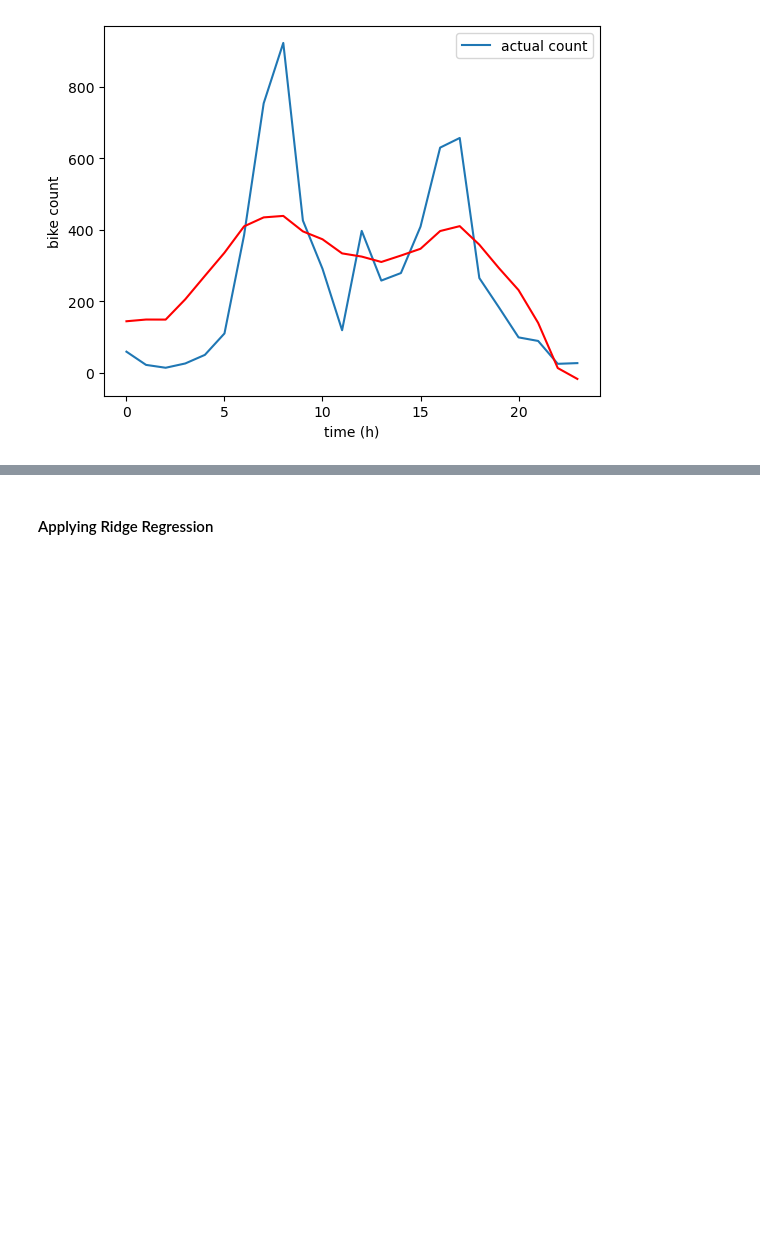
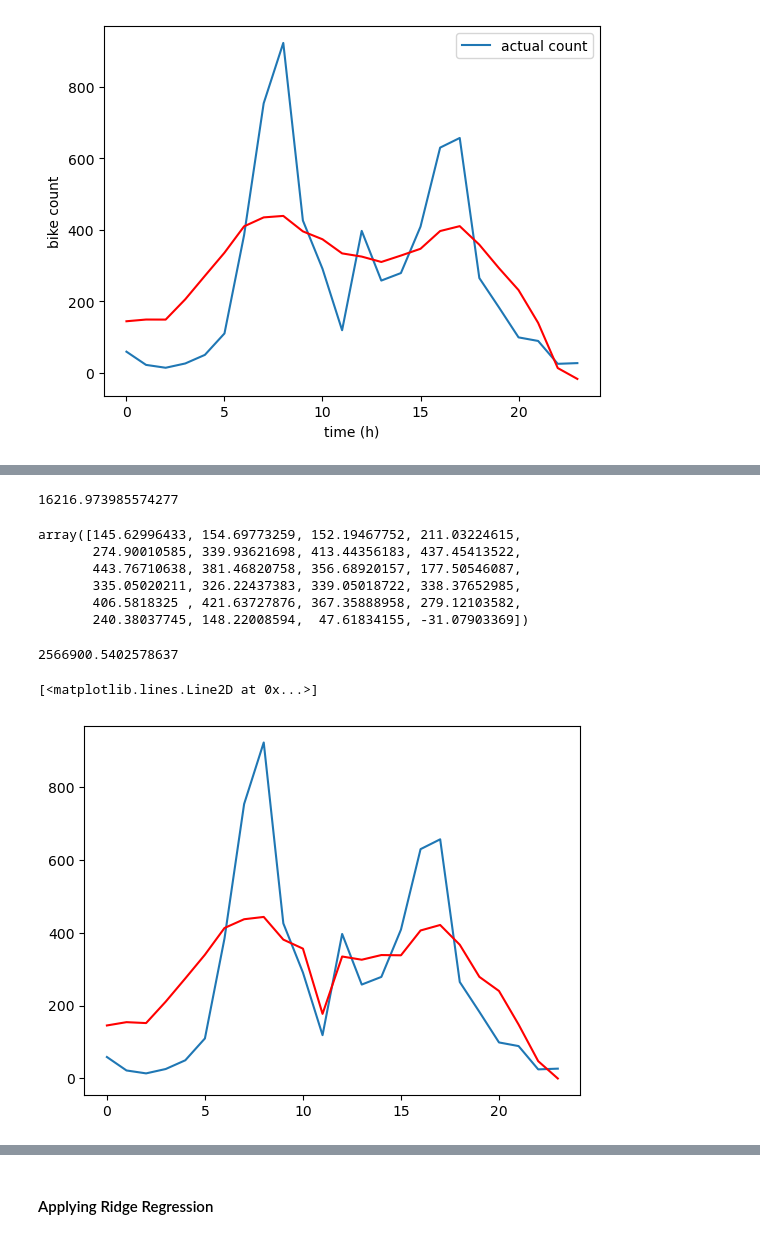
Before and after one commit to KeremOzemre/Mathematical_Modelling_Project, a Jupyter notebook: part_2.ipynb, the cells around one changed output, grey strips where cells are left out. Saved outputs shown, nothing was run; the diff lists cells and outputs as text; code cells hidden in the pictures; blank space fills up the shorter version.

```diff
--- a/part_2.ipynb
+++ b/part_2.ipynb
@@ -276,0 +240,70 @@ Name: datetime, Length: 8760, dtype: int32
+# %%
+def calculate_error_MSE(X,w,y_true):
+    y_pred = np.maximum((X @ w).flatten(),0)
+    RMSE = np.sqrt(np.sum((y_pred - y_true)**2))
+    return RMSE
+
+print(calculate_error_MSE(XX,w,df_validating["bike_count"]))
+# %% [output]
+16216.973985574277
+# %%
+(XX @ w)[24 * day : 24 * day + 24].reshape(-1)
+# %% [output]
+array([145.62996433, 154.69773259, 152.19467752, 211.03224615,
+       274.90010585, 339.93621698, 413.44356183, 437.45413522,
+       443.76710638, 381.46820758, 356.68920157, 177.50546087,
+       335.05020211, 326.22437383, 339.05018722, 338.37652985,
+       406.5818325 , 421.63727876, 367.35888958, 279.12103582,
+       240.38037745, 148.22008594,  47.61834155, -31.07903369])
+# %%
+def build_system(df):
+    df["temp1"] = df["temperature_C"]
+    df["h_sin1"] = np.sin(2 * np.pi * df["datetime"].dt.hour / 24)
+    df["h_cos1"] = np.cos(2 * np.pi * df["datetime"].dt.hour / 24)
+
+    df["h_sin2"] = np.sin(2 * np.pi * df["datetime"].dt.hour / 12)
+    df["h_cos2"] = np.cos(2 * np.pi * df["datetime"].dt.hour / 12)
+
+    df["d_sin"] = np.sin(2 * np.pi * df["datetime"].dt.day / 365)
+    df["d_cos"] = np.cos(2 * np.pi * df["datetime"].dt.day / 365)
+
+
+
+
+    n = df.shape[0]
+
+    X = np.column_stack([np.ones(n),
+                        df["h_sin1"],
+                        df["h_cos1"],
+                        df["h_sin2"],
+                        df["h_cos2"],
+                        df["h_sin3"],
+                        df["h_cos3"],
+                        df["is_weekend"],
+                        df["is_holiday"],
+                        df["temp1"],
+                        df["precipitation_mm"],
+                        ])
+    y = np.array(df_training["bike_count"]).reshape(-1, 1) #target
+    return X,y
+
+
+X,y = build_system(df_training)
+
+w = linear_reg(X,y)
+
+time_eval = np.arange(0, 24, 1)
+
+XX, yy = build_system(df_validating)
+
+
+print(calculate_error_MSE(XX,w,yy))
+
+day = 200
+plt_days = 5
+plt.plot(df_validating["datetime"].dt.hour.values[24 * day: 24 * day + 24], df_validating["bike_count"][24 * day: 24 * day + 24], label="actual count")
+plt.plot(df_validating["datetime"].dt.hour.values[24 * day: 24 * day + 24], np.maximum((XX @ w)[24 * day : 24 * day + 24],0),color="red")
+# %% [output]
+2566900.5402578637
+[<matplotlib.lines.Line2D at 0x...>]
+[figure, added]
```
Also changed, not shown: parts of 4 cells of this notebook.
